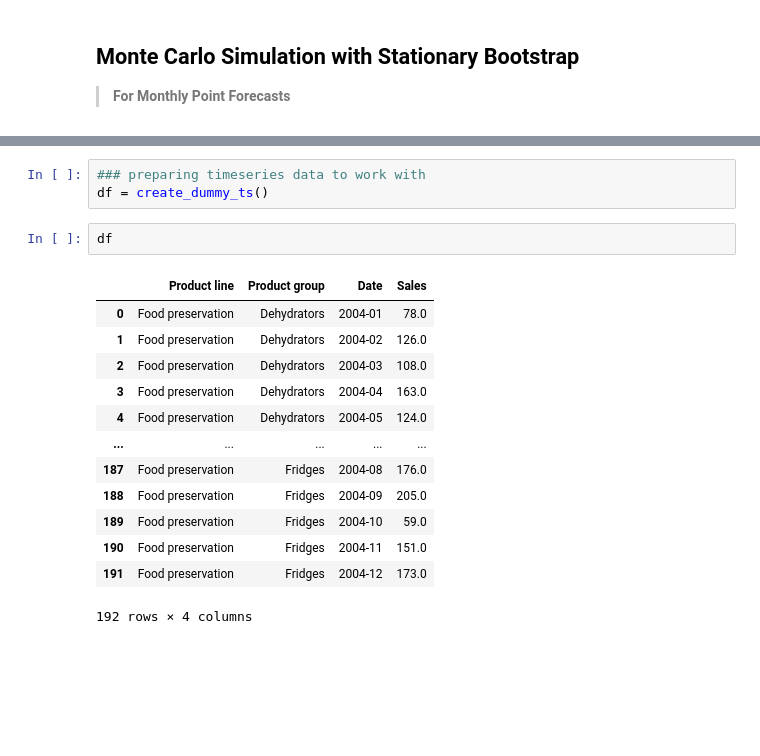
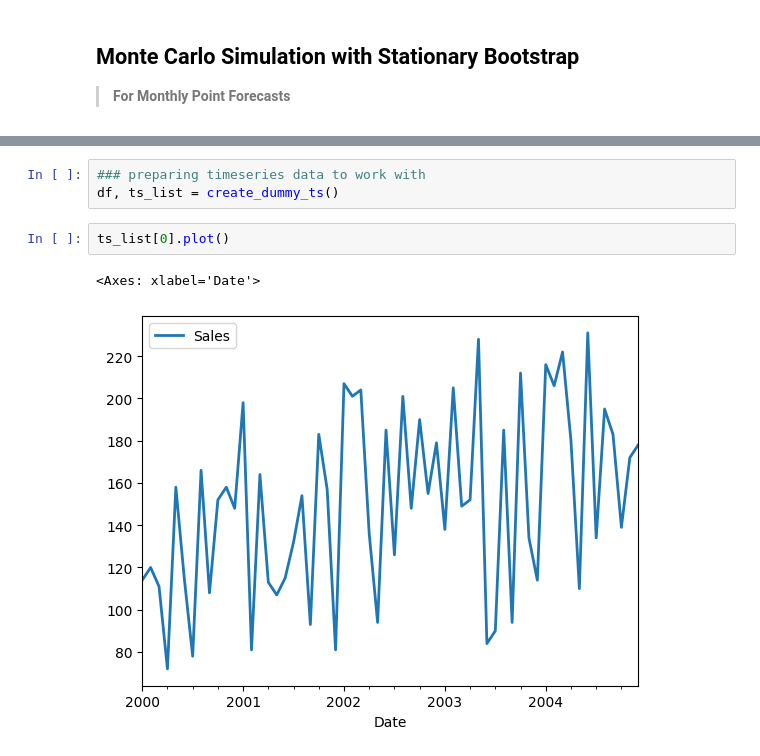
Before and after one commit to dpiede/monte-carlo-forecast-uncertainty, a Jupyter notebook: notebooks/orchestrator.ipynb, the cells around one changed output, grey strips where cells are left out. Saved outputs shown, nothing was run; the diff lists cells and outputs as text; blank space fills up the shorter version.

```diff
--- a/notebooks/orchestrator.ipynb
+++ b/notebooks/orchestrator.ipynb
@@ -9,20 +14,9 @@ Support for Torch based models not available. To enable them, install "darts[tor
 The StatsForecast module could not be imported. To enable support for the AutoARIMA, AutoETS and Croston models, please consider installing it.
 # %%
 ### preparing timeseries data to work with
-df = create_dummy_ts()
+df, ts_list = create_dummy_ts()
 # %%
-df
+ts_list[0].plot()
 # %% [output]
-|  | Product line | Product group | Date | Sales |
-| 0 | Food preservation | Dehydrators | 2004-01 | 78.0 |
-| 1 | Food preservation | Dehydrators | 2004-02 | 126.0 |
-| 2 | Food preservation | Dehydrators | 2004-03 | 108.0 |
-| 3 | Food preservation | Dehydrators | 2004-04 | 163.0 |
-| 4 | Food preservation | Dehydrators | 2004-05 | 124.0 |
-| ... | ... | ... | ... | ... |
-| 187 | Food preservation | Fridges | 2004-08 | 176.0 |
-| 188 | Food preservation | Fridges | 2004-09 | 205.0 |
-| 189 | Food preservation | Fridges | 2004-10 | 59.0 |
-| 190 | Food preservation | Fridges | 2004-11 | 151.0 |
-| 191 | Food preservation | Fridges | 2004-12 | 173.0 |
-192 rows × 4 columns
+<Axes: xlabel='Date'>
+[figure, added]
```
Also changed, not shown: parts of 1 cell of this notebook, 9 other files.
